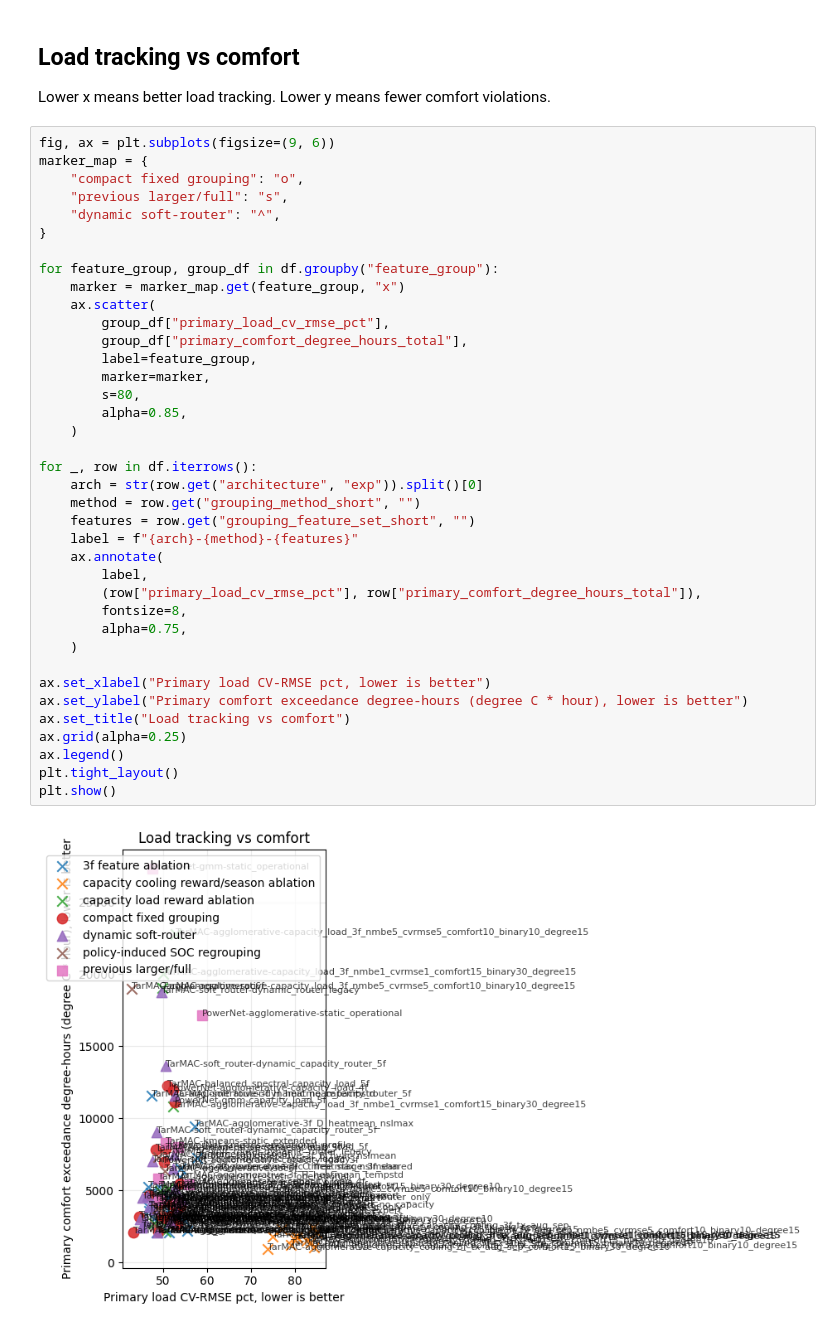
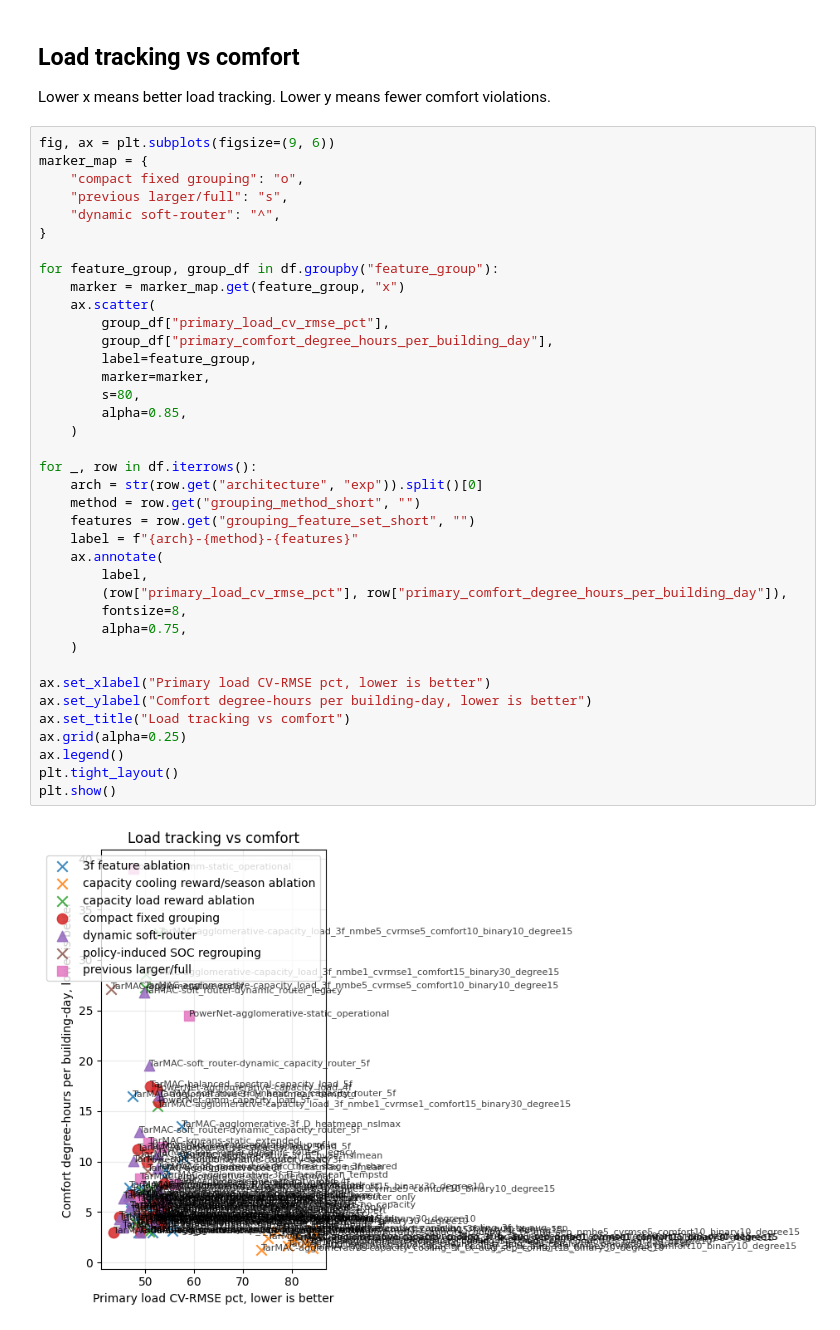
Before and after one commit to EthanZhu1022/annex96_common_exercise_1, a Jupyter notebook: notebooks/grouping_feature_ablation_primary_only_sorted.ipynb, the cells around one changed output. Saved outputs shown, nothing was run; the diff lists cells and outputs as text.

```diff
--- a/notebooks/grouping_feature_ablation_primary_only_sorted.ipynb
+++ b/notebooks/grouping_feature_ablation_primary_only_sorted.ipynb
@@ -145,34 +146,34 @@ marker_map = {
 }
 
 for feature_group, group_df in df.groupby("feature_group"):
     marker = marker_map.get(feature_group, "x")
     ax.scatter(
         group_df["primary_load_cv_rmse_pct"],
-        group_df["primary_comfort_degree_hours_total"],
+        group_df["primary_comfort_degree_hours_per_building_day"],
         label=feature_group,
         marker=marker,
         s=80,
         alpha=0.85,
     )
 
 for _, row in df.iterrows():
     arch = str(row.get("architecture", "exp")).split()[0]
     method = row.get("grouping_method_short", "")
     features = row.get("grouping_feature_set_short", "")
     label = f"{arch}-{method}-{features}"
     ax.annotate(
         label,
-        (row["primary_load_cv_rmse_pct"], row["primary_comfort_degree_hours_total"]),
+        (row["primary_load_cv_rmse_pct"], row["primary_comfort_degree_hours_per_building_day"]),
         fontsize=8,
         alpha=0.75,
     )
 
 ax.set_xlabel("Primary load CV-RMSE pct, lower is better")
-ax.set_ylabel("Primary comfort exceedance degree-hours (degree C * hour), lower is better")
+ax.set_ylabel("Comfort degree-hours per building-day, lower is better")
 ax.set_title("Load tracking vs comfort")
 ax.grid(alpha=0.25)
 ax.legend()
 plt.tight_layout()
 plt.show()
 # %% [output]
-[figure, old version]
+[figure, new version]
```
Also changed, not shown: parts of 3 cells of this notebook, 3 other files.
